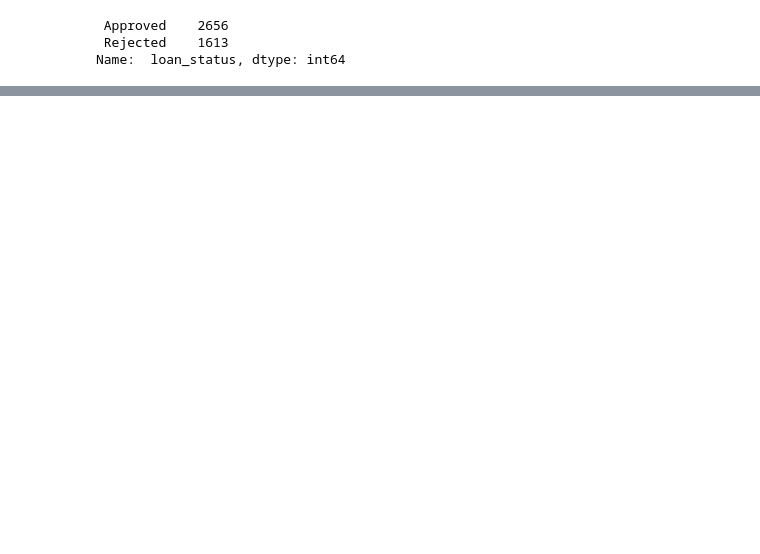
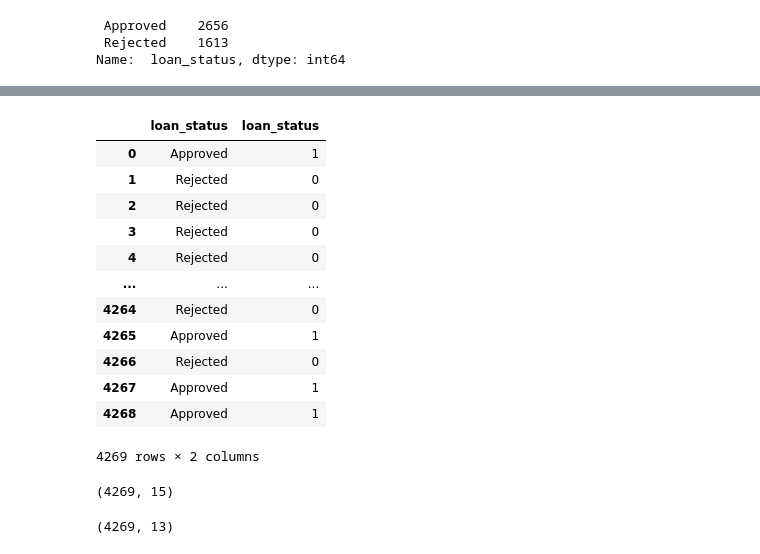
Before and after one commit to sha2992/Laptop-Price-Data, a Jupyter notebook: loan-approval-prediction.ipynb, the cells around one changed output, grey strips where cells are left out. Drawn from its saved outputs; the diff is of its cells as text; code cells hidden in the pictures; blank space fills up the shorter version.

```diff
--- a/loan-approval-prediction.ipynb
+++ b/loan-approval-prediction.ipynb
@@ -118,0 +136,21 @@ Name:  loan_status, dtype: int64
+# %%
+df['loan_status']=np.where(df[' loan_status'].str.contains('Rejected',regex=False),0,1)
+df[[' loan_status','loan_status']]
+# %% [output]
+|  | loan_status | loan_status |
+| 0 | Approved | 1 |
+| 1 | Rejected | 0 |
+| 2 | Rejected | 0 |
+| 3 | Rejected | 0 |
+| 4 | Rejected | 0 |
+| ... | ... | ... |
+| 4264 | Rejected | 0 |
+| 4265 | Approved | 1 |
+| 4266 | Rejected | 0 |
+| 4267 | Approved | 1 |
+| 4268 | Approved | 1 |
+4269 rows × 2 columns
+# %%
+df.shape
+# %% [output]
+(4269, 15)
@@ -118,0 +159,4 @@ Name:  loan_status, dtype: int64
+# %%
+df.shape
+# %% [output]
+(4269, 13)
```
Also changed, not shown: parts of 7 cells of this notebook.
